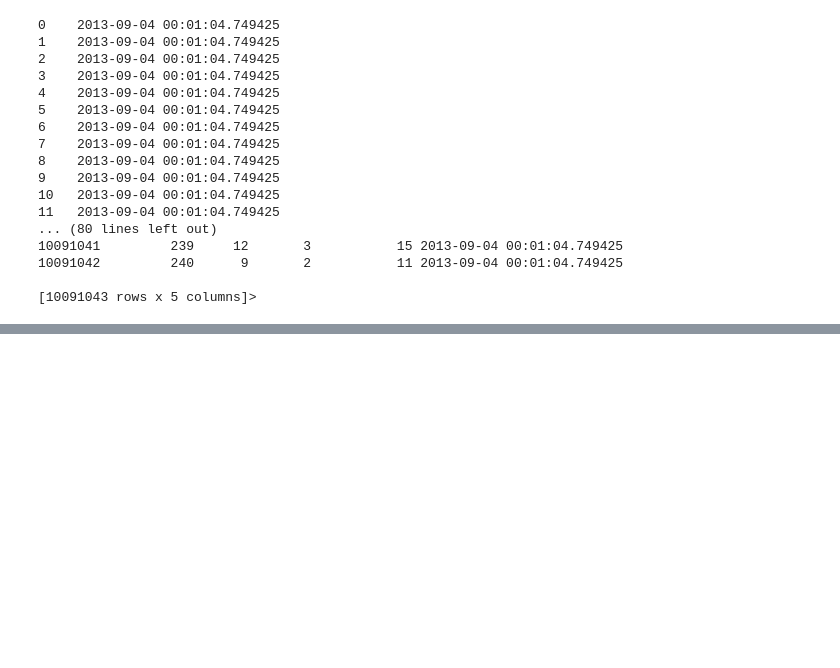
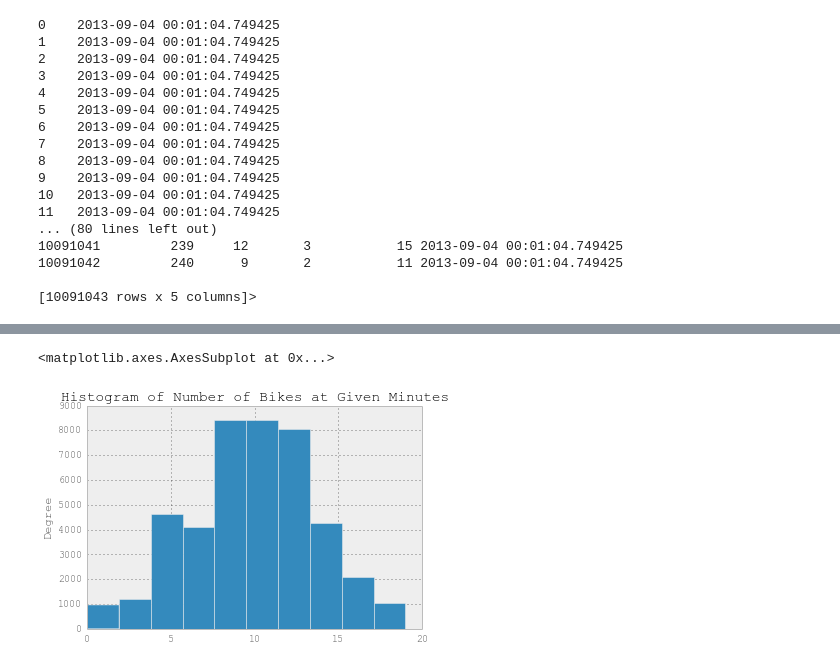
Before and after one commit to hunterowens/python-data-workshop, a Jupyter notebook: Plotting_Data.ipynb, the cells around one changed output, grey strips where cells are left out. Saved outputs shown, nothing was run; the diff lists cells and outputs as text; code cells hidden in the pictures; blank space fills up the shorter version.

```diff
--- a/Plotting_Data.ipynb
+++ b/Plotting_Data.ipynb
@@ -82,0 +100,5 @@ ax.plot(t, mu1)
+# %%
+september_dataframe[september_dataframe['station_id'] == 5]['bikes'].plot(kind='hist', title="Histogram of Number of Bikes at Given Minutes")
+# %% [output]
+<matplotlib.axes.AxesSubplot at 0x...>
+[figure, added]
```
Also changed, not shown: parts of 3 cells of this notebook, 4 other files.
